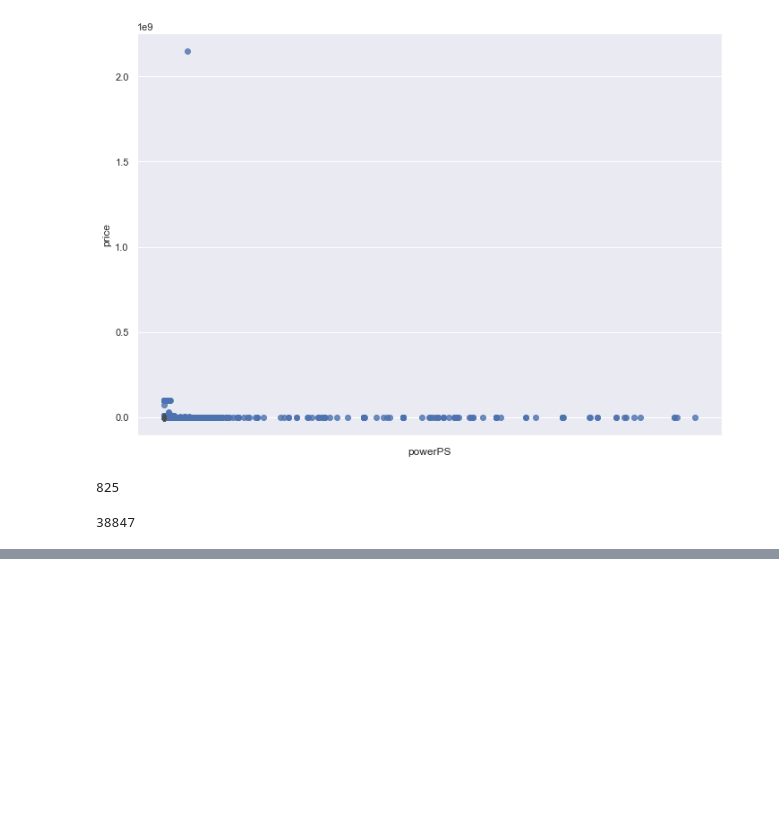
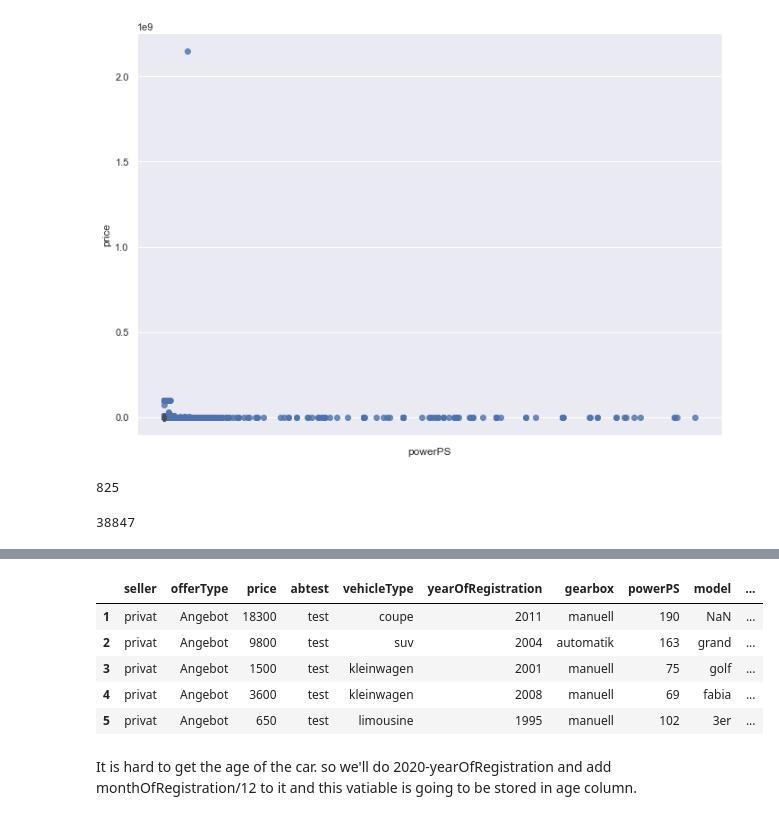
Before and after one commit to ketan9808/ML_Car_price_prediction, a Jupyter notebook: Car_price_prediction.ipynb, the cells around one changed output, grey strips where cells are left out. Cells and saved outputs as stored; diff of their text form; code cells hidden in the pictures; blank space fills up the shorter version.

Commit message:
Extracted the working data

```diff
--- a/Car_price_prediction.ipynb
+++ b/Car_price_prediction.ipynb
@@ -286,3 +286,14 @@ sum(cars.powerPS < 10)
 38847
 # %%
 # The data all shown above are skewed ie have a lot of outliers and we have to clean them up.
+# %%
+# Extracting the working data from whole data
+cars = cars[
+    (cars.yearOfRegistration <=2020)
+    &(cars.yearOfRegistration >= 1950)
+    &(cars.price >= 100)
+    &(cars.price <= 150000)
+    &(cars.powerPS >= 10)
+    &(cars.powerPS <= 500)
+]
+cars.shape
@@ -288,0 +314,11 @@ sum(cars.powerPS < 10)
+# %%
+cars.head()
+# %% [output]
+|  | seller | offerType | price | abtest | vehicleType | yearOfRegistration | gearbox | powerPS | model | ... |
+| 1 | privat | Angebot | 18300 | test | coupe | 2011 | manuell | 190 | NaN | ... |
+| 2 | privat | Angebot | 9800 | test | suv | 2004 | automatik | 163 | grand | ... |
+| 3 | privat | Angebot | 1500 | test | kleinwagen | 2001 | manuell | 75 | golf | ... |
+| 4 | privat | Angebot | 3600 | test | kleinwagen | 2008 | manuell | 69 | fabia | ... |
+| 5 | privat | Angebot | 650 | test | limousine | 1995 | manuell | 102 | 3er | ... |
+# %% [markdown]
+It is hard to get the age of the car. so we'll do 2020-yearOfRegistration and add monthOfRegistration/12 to it and this vatiable is going to be stored in age column.
```
Also changed, not shown: parts of 5 cells of this notebook.
